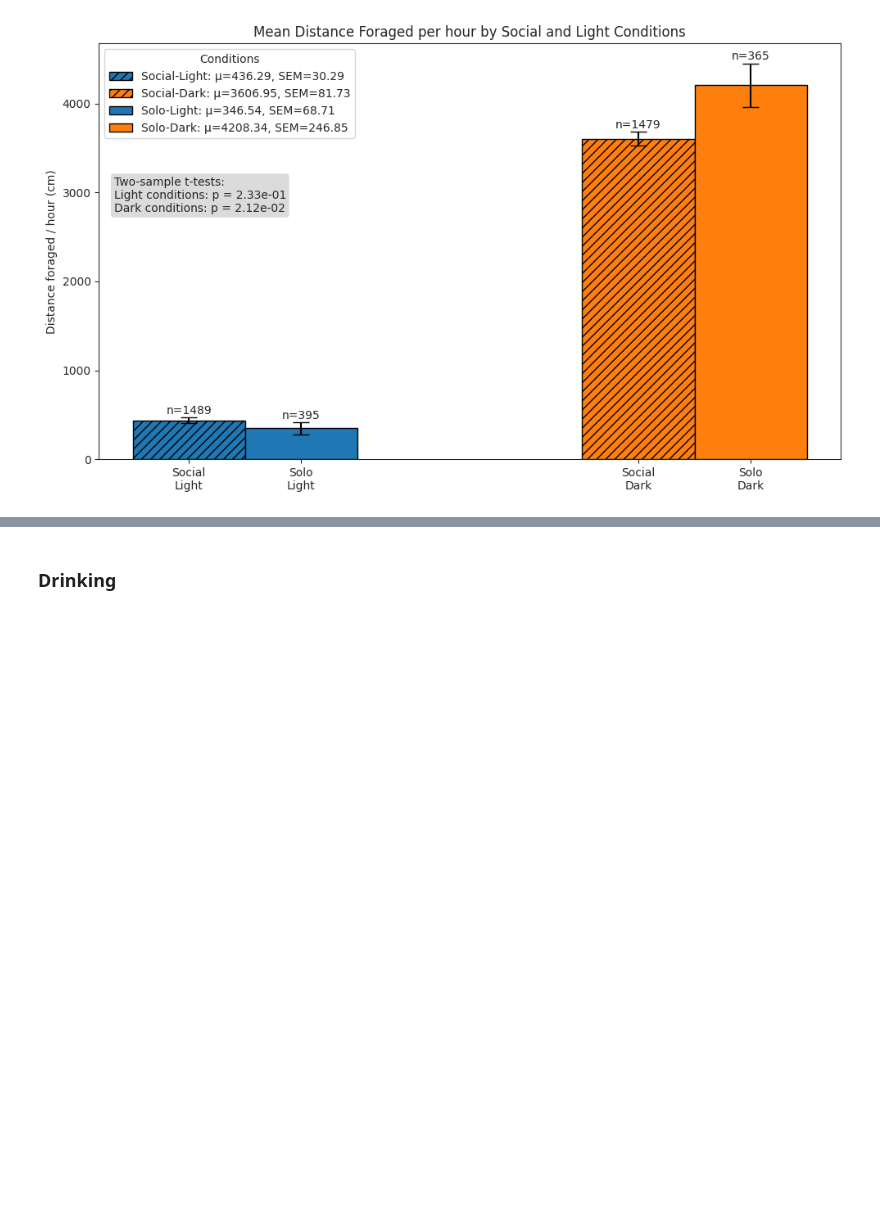
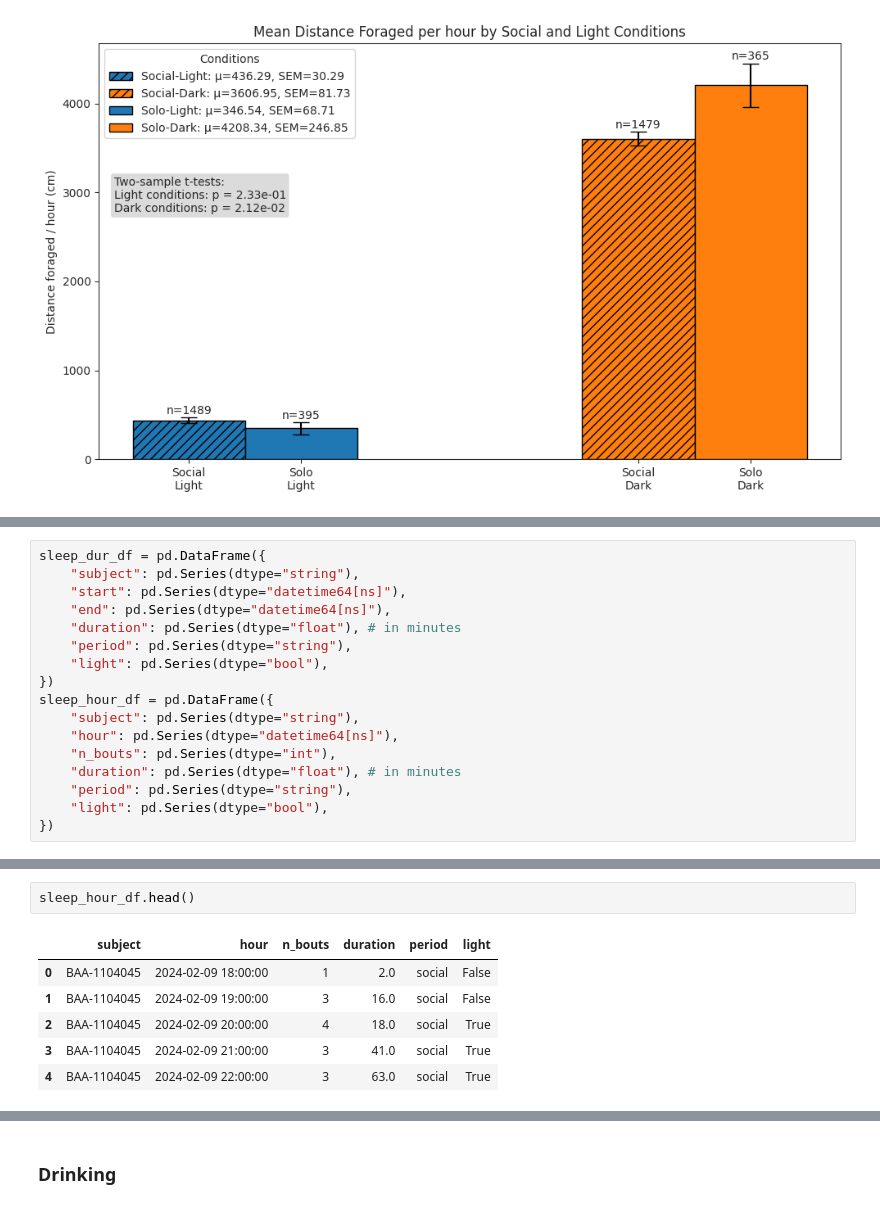
Before and after one commit to SainsburyWellcomeCentre/aeon_docs, a Jupyter notebook: src/user/how_to/social_analysis2.ipynb, the cells around one changed output, grey strips where cells are left out. Saved outputs shown, nothing was run; the diff lists cells and outputs as text; blank space fills up the shorter version.

```diff
--- a/src/user/how_to/social_analysis2.ipynb
+++ b/src/user/how_to/social_analysis2.ipynb
@@ -1506 +1517,18 @@ plt.show()
+# %%
+sleep_dur_df = pd.DataFrame({
+    "subject": pd.Series(dtype="string"),
+    "start": pd.Series(dtype="datetime64[ns]"),
+    "end": pd.Series(dtype="datetime64[ns]"),
+    "duration": pd.Series(dtype="float"), # in minutes
+    "period": pd.Series(dtype="string"),
+    "light": pd.Series(dtype="bool"),
+})
+sleep_hour_df = pd.DataFrame({
+    "subject": pd.Series(dtype="string"),
+    "hour": pd.Series(dtype="datetime64[ns]"),
+    "n_bouts": pd.Series(dtype="int"),
+    "duration": pd.Series(dtype="float"), # in minutes
+    "period": pd.Series(dtype="string"),
+    "light": pd.Series(dtype="bool"),
+})
 # %%
@@ -1564,3 +1582,12 @@ sleep_dur_df["duration"] = (
 sleep_hour_df["duration"] = (
     pd.to_timedelta(sleep_hour_df["duration"]).dt.total_seconds() / 60
 )
+# %%
+sleep_hour_df.head()
+# %% [output]
+|  | subject | hour | n_bouts | duration | period | light |
+| 0 | BAA-1104045 | 2024-02-09 18:00:00 | 1 | 2.0 | social | False |
+| 1 | BAA-1104045 | 2024-02-09 19:00:00 | 3 | 16.0 | social | False |
+| 2 | BAA-1104045 | 2024-02-09 20:00:00 | 4 | 18.0 | social | True |
+| 3 | BAA-1104045 | 2024-02-09 21:00:00 | 3 | 41.0 | social | True |
+| 4 | BAA-1104045 | 2024-02-09 22:00:00 | 3 | 63.0 | social | True |
```
Also changed, not shown: parts of 8 cells of this notebook.
